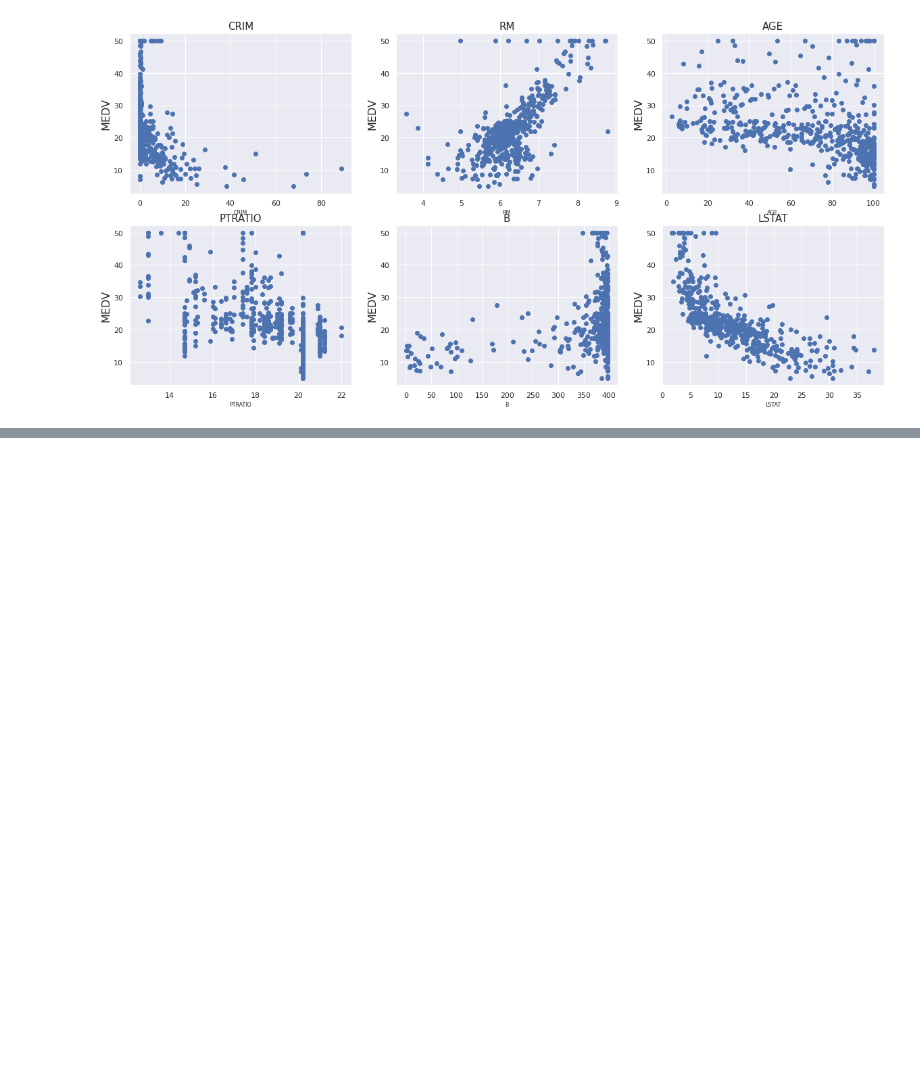
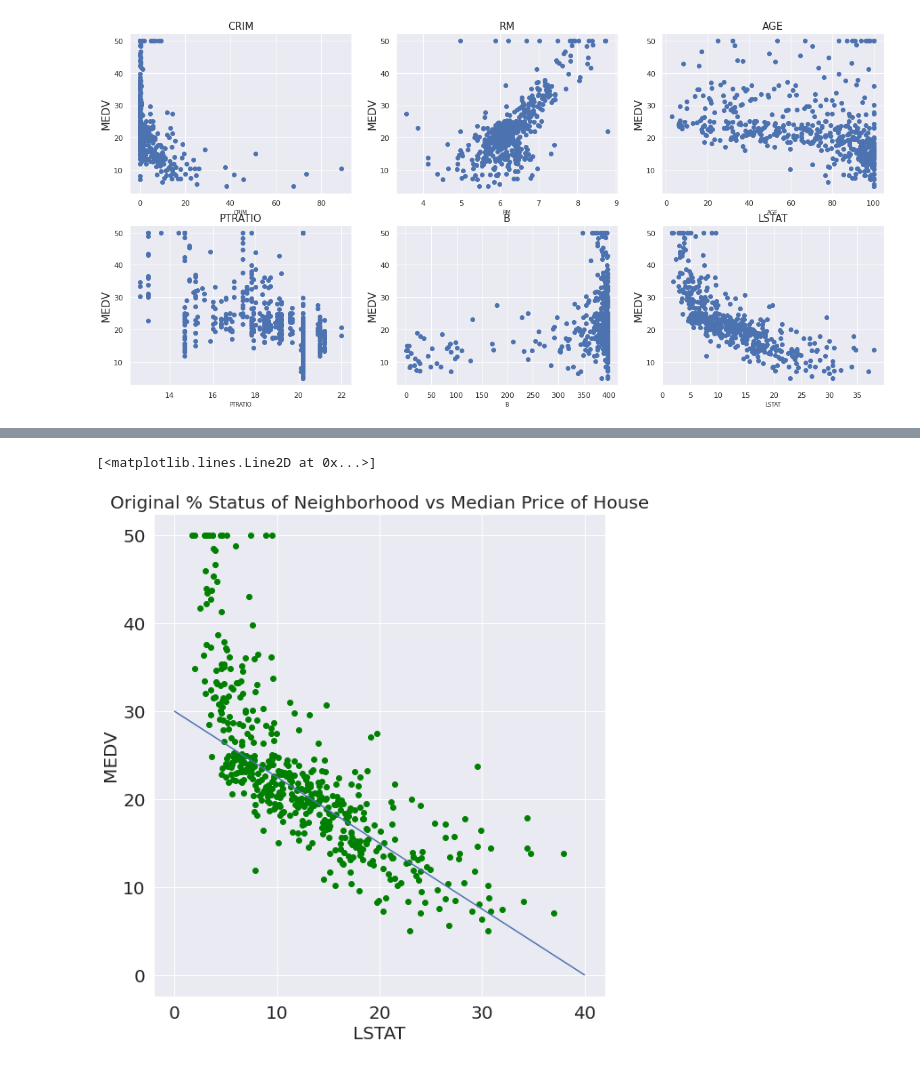
Before and after one commit to pdpranavkumar/Data-Science-Portfolio, a Jupyter notebook: Boston_Housing_Dataset_Linear_Regression.ipynb, the cells around one changed output, grey strips where cells are left out. Cells and saved outputs as stored; diff of their text form; code cells hidden in the pictures; blank space fills up the shorter version.

```diff
--- a/Boston_Housing_Dataset_Linear_Regression.ipynb
+++ b/Boston_Housing_Dataset_Linear_Regression.ipynb
@@ -186,0 +191,14 @@ for index,feature_name in enumerate(features):
+# %%
+df["LOGLSTAT"] = df["LSTAT"].apply(np.log)
+plt.figure(figsize=(20,10))
+
+# showing plot 1
+plt.subplot(1,2,1)
+plt.scatter(df["LSTAT"], df['MEDV'], color='green')
+plt.title('Original % Status of Neighborhood vs Median Price of House', fontsize= 20)
+plt.xlabel('LSTAT',fontsize=20);
+plt.ylabel('MEDV',fontsize=20);
+plt.plot([0,40],[30,0])
+# %% [output]
+[<matplotlib.lines.Line2D at 0x...>]
+[figure, added]
```
Also changed, not shown: parts of 7 cells of this notebook.
